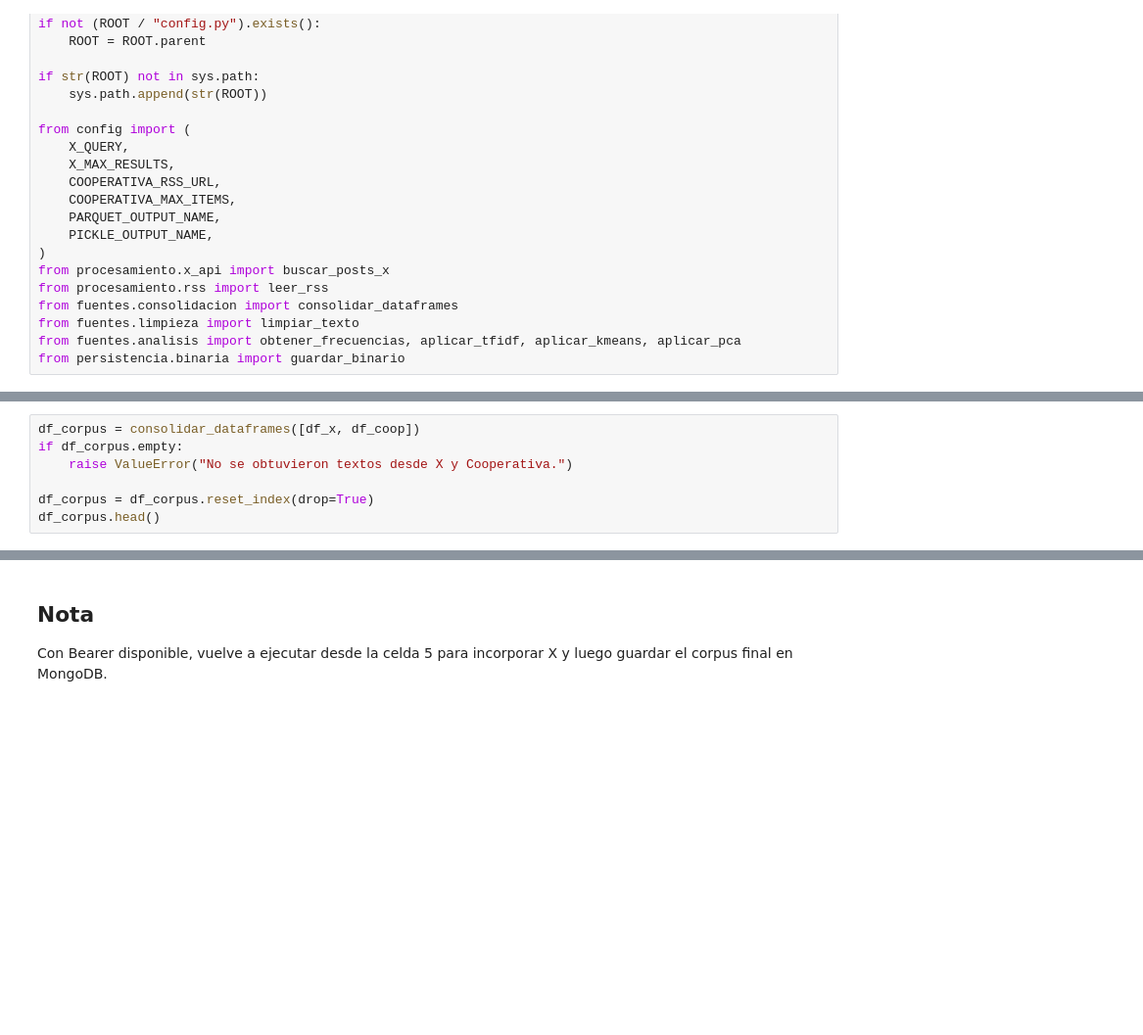
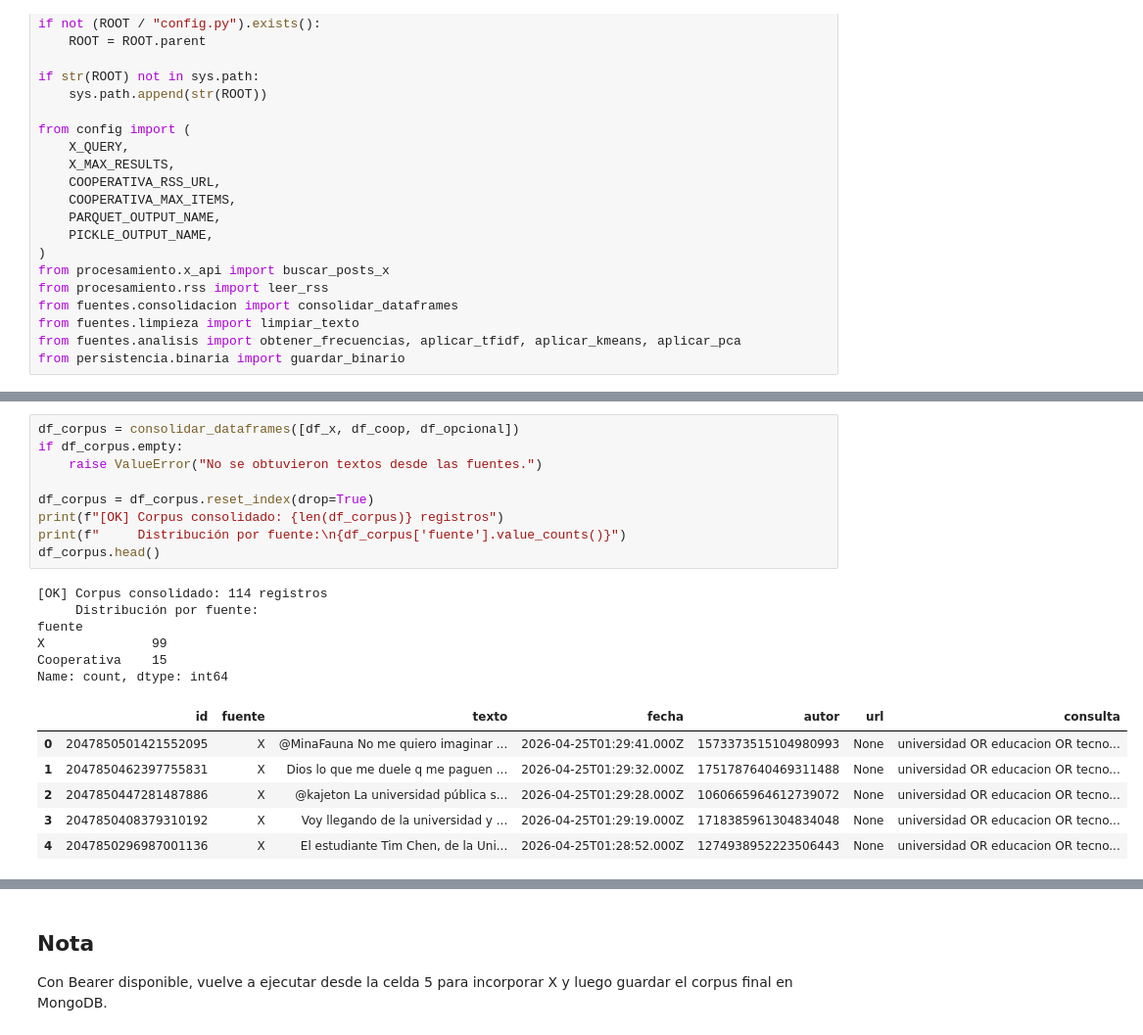
Before and after one commit to Pabluntt/Lab1_Machine_Learning, a Jupyter notebook: notebooks/lab1_notebook.ipynb, the cells around one changed output, grey strips where cells are left out. Shown at 98% size. Drawn from its saved outputs; the diff is of its cells as text; blank space fills up the shorter version.

```diff
--- a/notebooks/lab1_notebook.ipynb
+++ b/notebooks/lab1_notebook.ipynb
@@ -48,10 +92,25 @@ print(f"Cooperativa: {len(df_coop)} filas")
 # %%
-df_corpus = consolidar_dataframes([df_x, df_coop])
+df_corpus = consolidar_dataframes([df_x, df_coop, df_opcional])
 if df_corpus.empty:
-    raise ValueError("No se obtuvieron textos desde X y Cooperativa.")
+    raise ValueError("No se obtuvieron textos desde las fuentes.")
 
 df_corpus = df_corpus.reset_index(drop=True)
+print(f"[OK] Corpus consolidado: {len(df_corpus)} registros")
+print(f"     Distribución por fuente:\n{df_corpus['fuente'].value_counts()}")
 df_corpus.head()
+# %% [output]
+[OK] Corpus consolidado: 114 registros
+     Distribución por fuente:
+fuente
+X              99
+Cooperativa    15
+Name: count, dtype: int64
+|  | id | fuente | texto | fecha | autor | url | consulta |
+| 0 | 2047850501421552095 | X | @MinaFauna No me quiero imaginar ... | 2026-04-25T01:29:41.000Z | 1573373515104980993 | None | universidad OR educacion OR tecno... |
+| 1 | 2047850462397755831 | X | Dios lo que me duele q me paguen ... | 2026-04-25T01:29:32.000Z | 1751787640469311488 | None | universidad OR educacion OR tecno... |
+| 2 | 2047850447281487886 | X | @kajeton La universidad pública s... | 2026-04-25T01:29:28.000Z | 1060665964612739072 | None | universidad OR educacion OR tecno... |
+| 3 | 2047850408379310192 | X | Voy llegando de la universidad y ... | 2026-04-25T01:29:19.000Z | 1718385961304834048 | None | universidad OR educacion OR tecno... |
+| 4 | 2047850296987001136 | X | El estudiante Tim Chen, de la Uni... | 2026-04-25T01:28:52.000Z | 1274938952223506443 | None | universidad OR educacion OR tecno... |
 # %%
 df_corpus["texto_limpio"] = df_corpus["texto"].apply(limpiar_texto)
 frecuencias = obtener_frecuencias(df_corpus["texto_limpio"].tolist())
```
Also changed, not shown: parts of 14 cells of this notebook, 5 other files.
